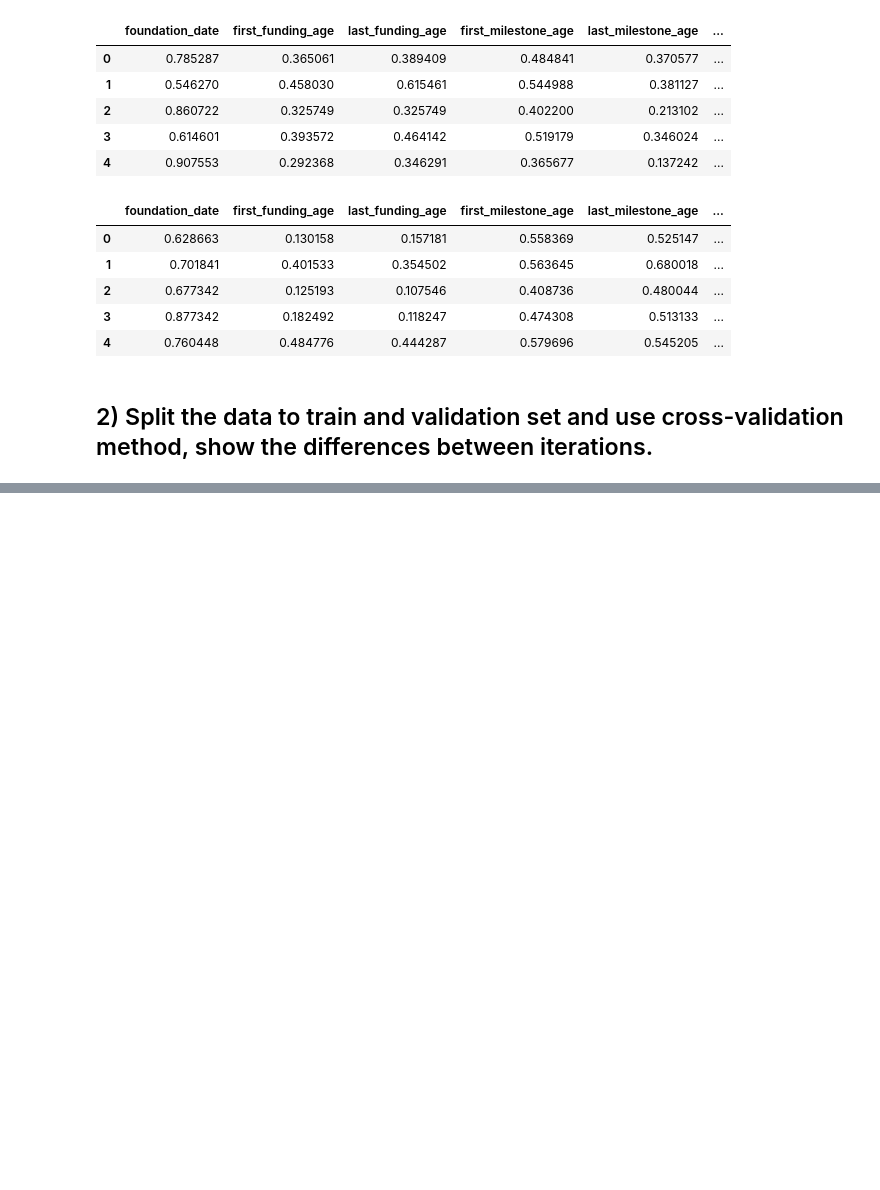
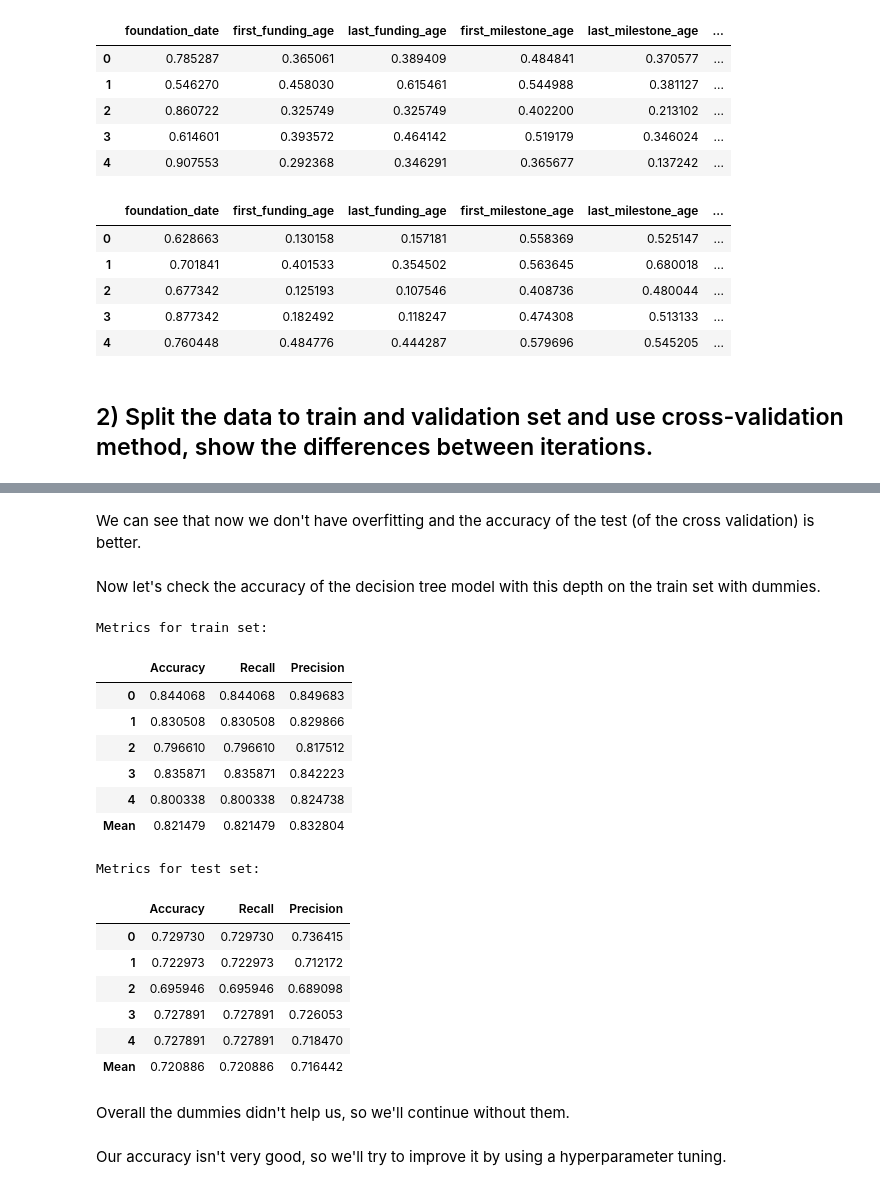
Before and after one commit to Liri-Be/DataMining, a Jupyter notebook: part-2/part2.ipynb, the cells around one changed output, grey strips where cells are left out. Cells and saved outputs as stored; diff of their text form; code cells hidden in the pictures; blank space fills up the shorter version.

```diff
--- a/part-2/part2.ipynb
+++ b/part-2/part2.ipynb
@@ -733,0 +805,30 @@ split_train_result(create_dummies(data_frame_train_clean))
+# %% [markdown]
+We can see that now we don't have overfitting and the accuracy of the test (of the cross validation) is better.
+# %% [markdown]
+Now let's check the accuracy of the decision tree model with this depth on the train set with dummies.
+# %%
+dummies_df = create_dummies(data_frame_train_clean)
+X, y = split_train_result(dummies_df)
+evaluate(X, y, clf=DecisionTreeClassifier(criterion='entropy', splitter='best',
+                            max_depth=6, min_samples_split=15, min_samples_leaf=5, random_state=42))
+# %% [output]
+Metrics for train set:
+|  | Accuracy | Recall | Precision |
+| 0 | 0.844068 | 0.844068 | 0.849683 |
+| 1 | 0.830508 | 0.830508 | 0.829866 |
+| 2 | 0.796610 | 0.796610 | 0.817512 |
+| 3 | 0.835871 | 0.835871 | 0.842223 |
+| 4 | 0.800338 | 0.800338 | 0.824738 |
+| Mean | 0.821479 | 0.821479 | 0.832804 |
+Metrics for test set:
+|  | Accuracy | Recall | Precision |
+| 0 | 0.729730 | 0.729730 | 0.736415 |
+| 1 | 0.722973 | 0.722973 | 0.712172 |
+| 2 | 0.695946 | 0.695946 | 0.689098 |
+| 3 | 0.727891 | 0.727891 | 0.726053 |
+| 4 | 0.727891 | 0.727891 | 0.718470 |
+| Mean | 0.720886 | 0.720886 | 0.716442 |
+# %% [markdown]
+Overall the dummies didn't help us, so we'll continue without them.
+# %% [markdown]
+Our accuracy isn't very good, so we'll try to improve it by using a hyperparameter tuning.
```
Also changed, not shown: parts of 21 cells of this notebook.
